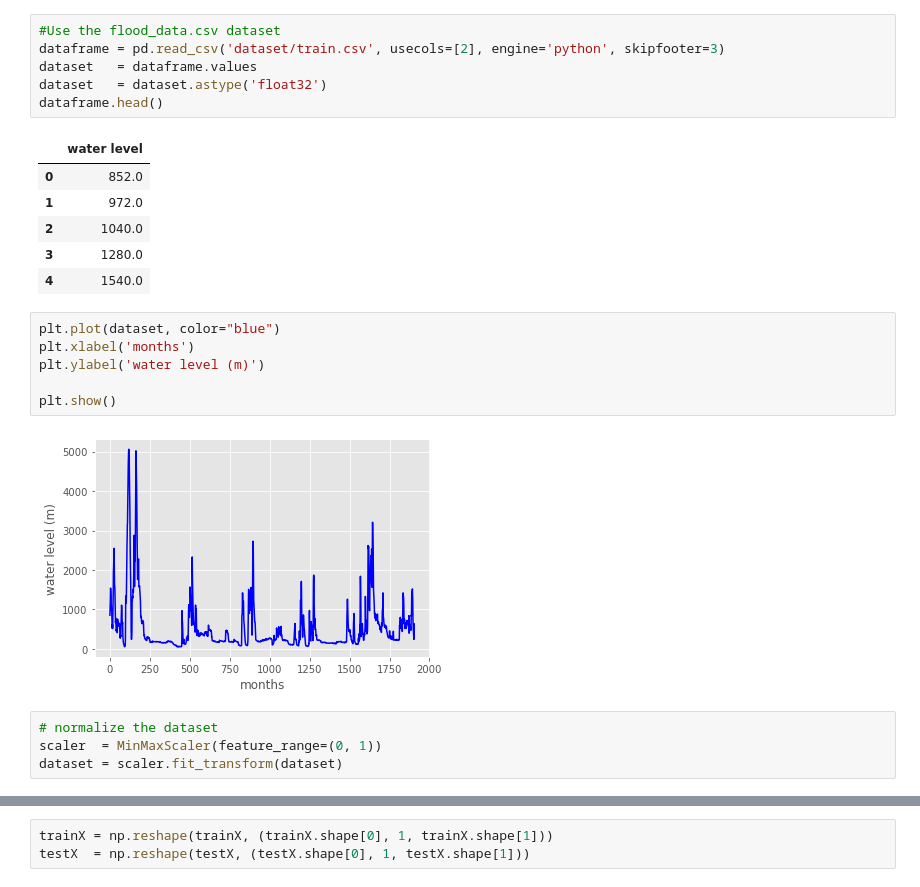
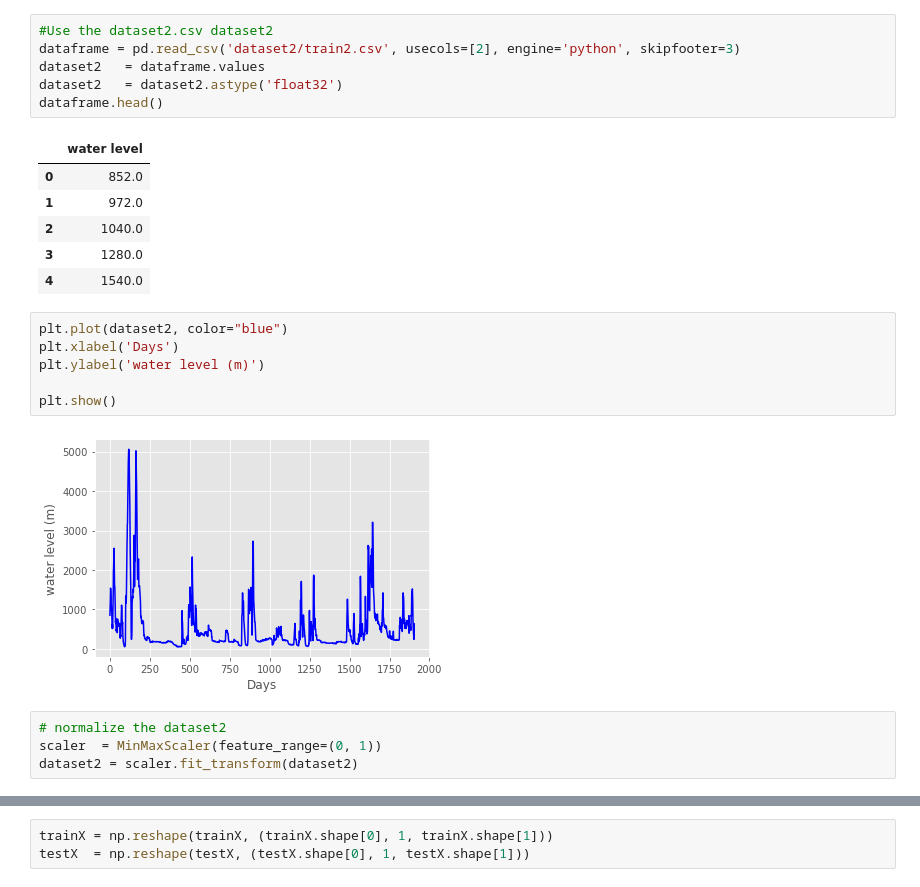
Before and after one commit to f-faye/flood-prediction, a Jupyter notebook: demo2.ipynb, the cells around one changed output, grey strips where cells are left out. Saved outputs shown, nothing was run; the diff lists cells and outputs as text.

```diff
--- a/demo2.ipynb
+++ b/demo2.ipynb
@@ -27,10 +27,10 @@ plt.style.use('ggplot')
 # fix random seed for reproducibility
 np.random.seed(10)
 # %%
-#Use the flood_data.csv dataset
-dataframe = pd.read_csv('dataset/train.csv', usecols=[2], engine='python', skipfooter=3)
-dataset   = dataframe.values
-dataset   = dataset.astype('float32')
+#Use the dataset2.csv dataset2
+dataframe = pd.read_csv('dataset2/train2.csv', usecols=[2], engine='python', skipfooter=3)
+dataset2   = dataframe.values
+dataset2   = dataset2.astype('float32')
 dataframe.head()
 # %% [output]
 |  | water level |
@@ -40,16 +40,16 @@ dataframe.head()
 | 3 | 1280.0 |
 | 4 | 1540.0 |
 # %%
-plt.plot(dataset, color="blue")
-plt.xlabel('months')
+plt.plot(dataset2, color="blue")
+plt.xlabel('Days')
 plt.ylabel('water level (m)')
 
 plt.show()
 # %% [output]
-[figure, old version]
+[figure, new version]
 # %%
-# normalize the dataset
+# normalize the dataset2
 scaler  = MinMaxScaler(feature_range=(0, 1))
-dataset = scaler.fit_transform(dataset)
+dataset2 = scaler.fit_transform(dataset2)
 # %%
 # split into train and test sets
```
Also changed, not shown: parts of 13 cells of this notebook, 4 other files.
